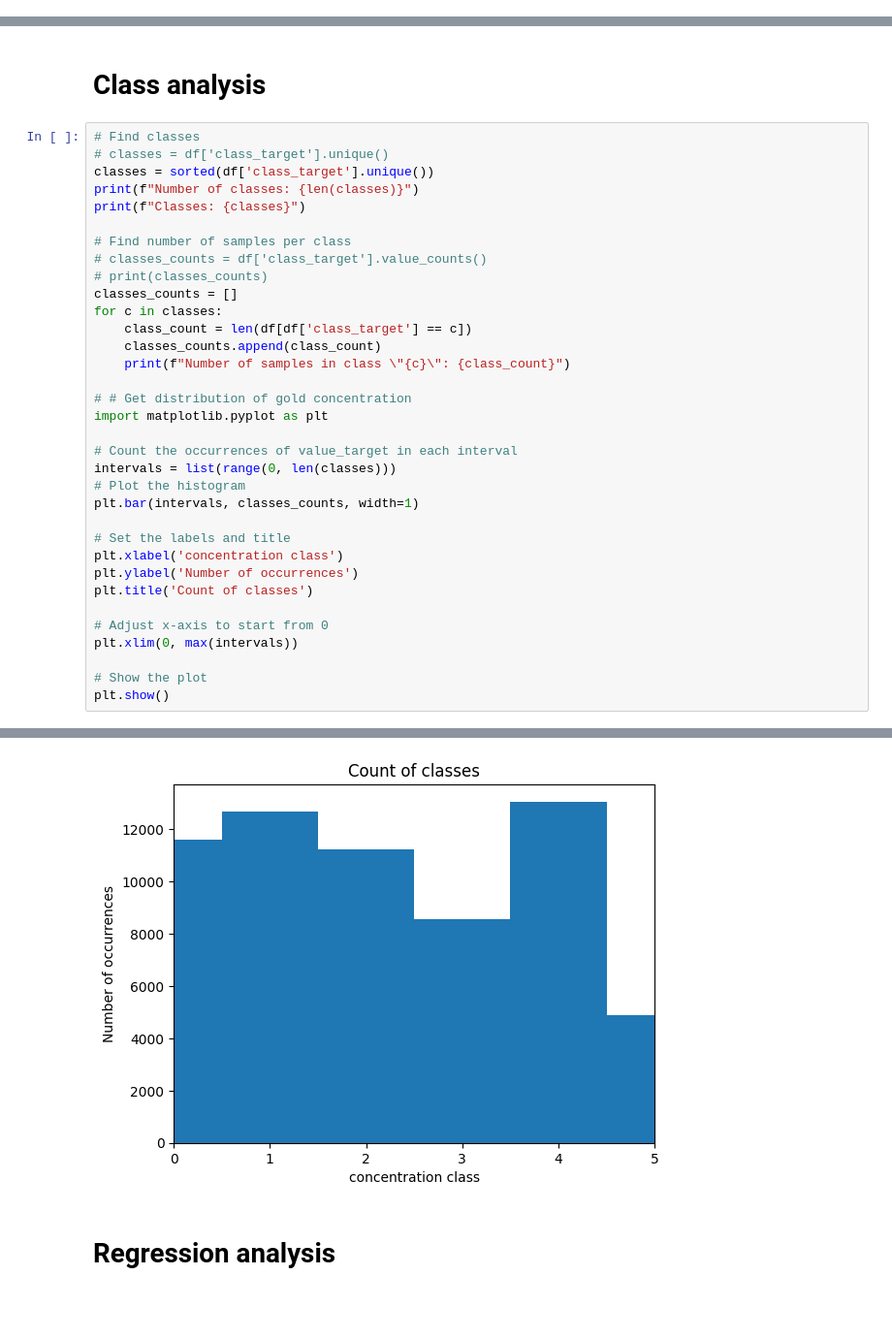
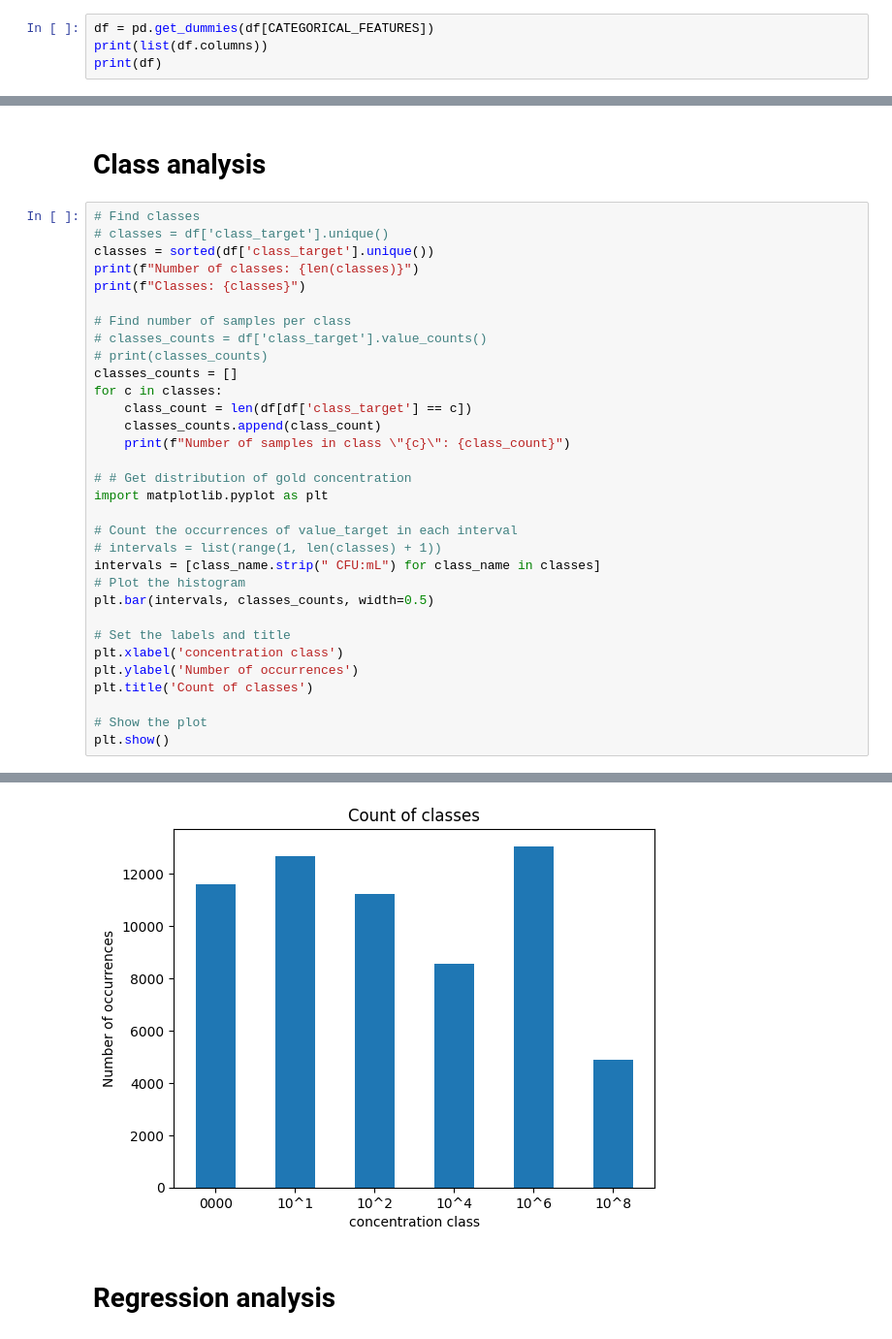
Before and after one commit to Frollamma/progetto-piccialli, a Jupyter notebook: main.ipynb, the cells around one changed output, grey strips where cells are left out. Shown: that part at 97% size. Cells and saved outputs as stored; diff of their text form; blank space fills up the shorter version.

```diff
--- a/main.ipynb
+++ b/main.ipynb
@@ -35,0 +212,4 @@ In simple words, it is the number of "units of bacteria" capable of forming colo
+# %%
+df = pd.get_dummies(df[CATEGORICAL_FEATURES])
+print(list(df.columns))
+print(df)
@@ -46,39 +228,37 @@ print(f"Classes: {classes}")
 # classes_counts = df['class_target'].value_counts()
 # print(classes_counts)
 classes_counts = []
 for c in classes:
     class_count = len(df[df['class_target'] == c])
     classes_counts.append(class_count)
     print(f"Number of samples in class \"{c}\": {class_count}")
 
 # # Get distribution of gold concentration
 import matplotlib.pyplot as plt
 
 # Count the occurrences of value_target in each interval
-intervals = list(range(0, len(classes)))
+# intervals = list(range(1, len(classes) + 1))
+intervals = [class_name.strip(" CFU:mL") for class_name in classes]
 # Plot the histogram
-plt.bar(intervals, classes_counts, width=1)
+plt.bar(intervals, classes_counts, width=0.5)
 
 # Set the labels and title
 plt.xlabel('concentration class')
 plt.ylabel('Number of occurrences')
 plt.title('Count of classes')
 
-# Adjust x-axis to start from 0
-plt.xlim(0, max(intervals))
-
 # Show the plot
 plt.show()
 # %% [output]
 Number of classes: 6
 Classes: ['0000 CFU:mL', '10^1 CFU:mL', '10^2 CFU:mL', '10^4 CFU:mL', '10^6 CFU:mL', '10^8 CFU:mL']
 Number of samples in class "0000 CFU:mL": 11616
 Number of samples in class "10^1 CFU:mL": 12672
 Number of samples in class "10^2 CFU:mL": 11232
 Number of samples in class "10^4 CFU:mL": 8544
 Number of samples in class "10^6 CFU:mL": 13056
 Number of samples in class "10^8 CFU:mL": 4896
-[figure, old version]
+[figure, new version]
 # %% [markdown]
 # Regression analysis
 # %%
```
Also changed, not shown: parts of 16 cells of this notebook, 2 other files.
